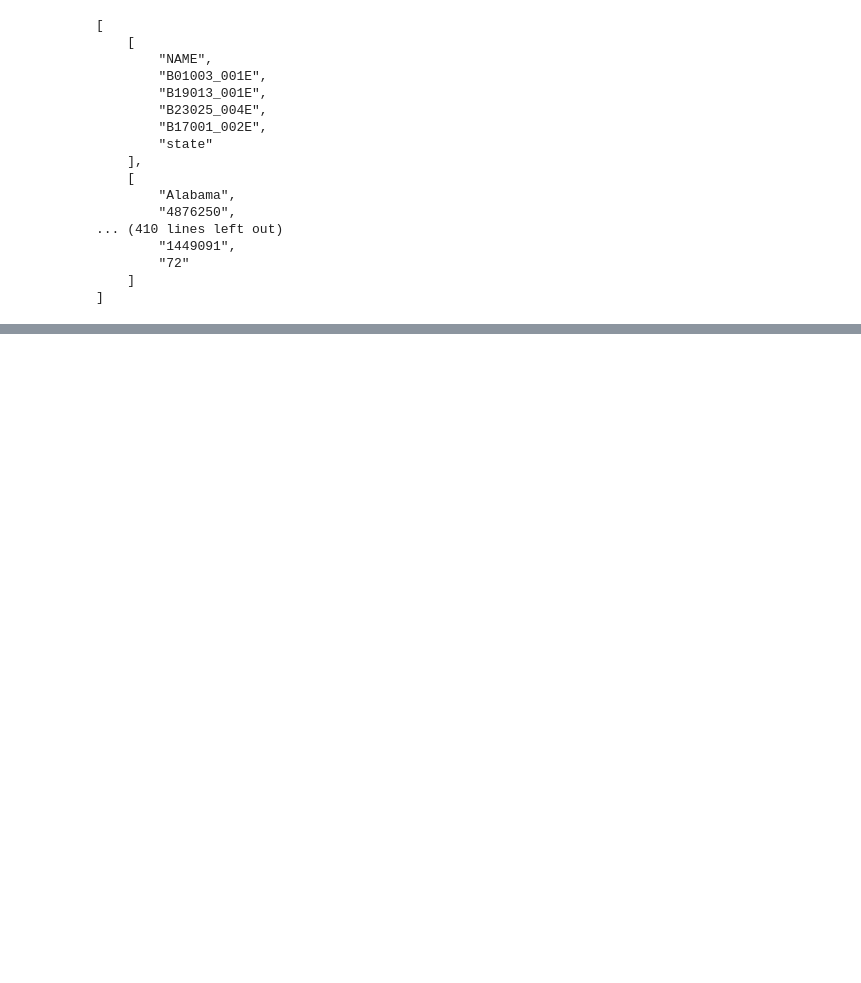
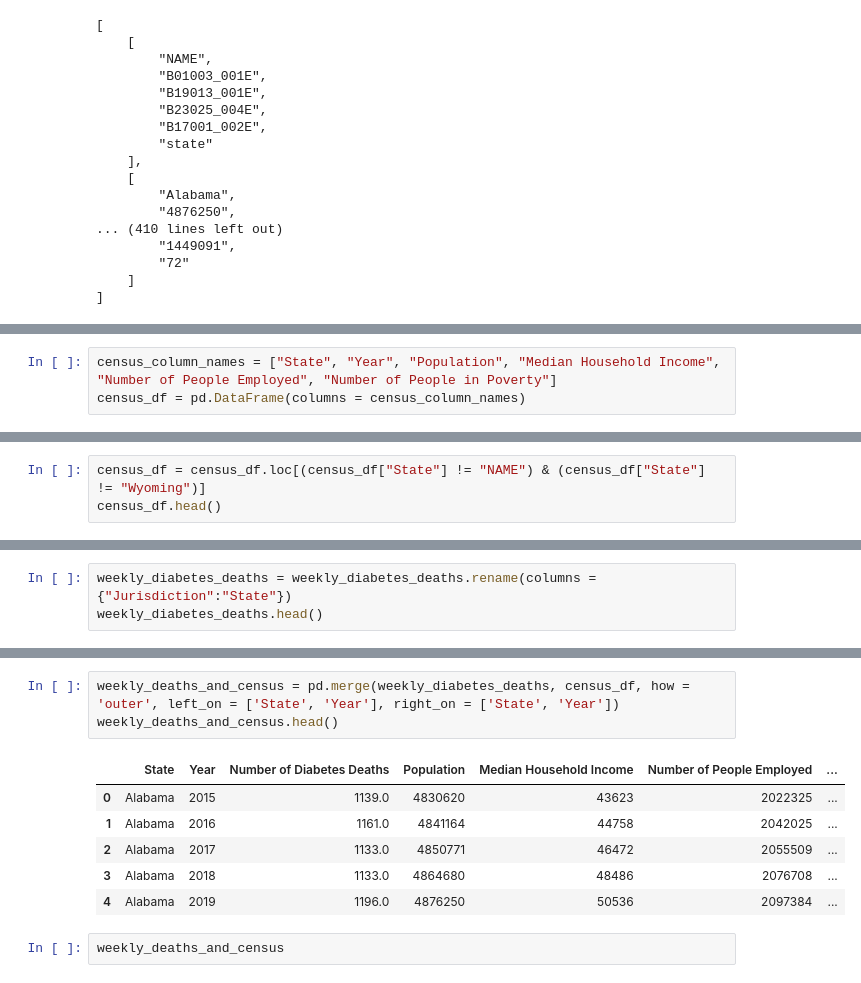
Before and after one commit to isabelmwork/Project1_Diabetes, a Jupyter notebook: Diabetes_Analysis.ipynb, the cells around one changed output, grey strips where cells are left out. Drawn from its saved outputs; the diff is of its cells as text; blank space fills up the shorter version.

```diff
--- a/Diabetes_Analysis.ipynb
+++ b/Diabetes_Analysis.ipynb
@@ -91,0 +146,3 @@ print(json.dumps(census_data, indent=4, sort_keys=True))
+# %%
+census_column_names = ["State", "Year", "Population", "Median Household Income", "Number of People Employed", "Number of People in Poverty"]
+census_df = pd.DataFrame(columns = census_column_names)
@@ -91,0 +219,3 @@ print(json.dumps(census_data, indent=4, sort_keys=True))
+# %%
+census_df = census_df.loc[(census_df["State"] != "NAME") & (census_df["State"] != "Wyoming")]
+census_df.head()
@@ -91,0 +229,3 @@ print(json.dumps(census_data, indent=4, sort_keys=True))
+# %%
+weekly_diabetes_deaths = weekly_diabetes_deaths.rename(columns = {"Jurisdiction":"State"})
+weekly_diabetes_deaths.head()
@@ -91,0 +239,12 @@ print(json.dumps(census_data, indent=4, sort_keys=True))
+# %%
+weekly_deaths_and_census = pd.merge(weekly_diabetes_deaths, census_df, how = 'outer', left_on = ['State', 'Year'], right_on = ['State', 'Year'])
+weekly_deaths_and_census.head()
+# %% [output]
+|  | State | Year | Number of Diabetes Deaths | Population | Median Household Income | Number of People Employed | ... |
+| 0 | Alabama | 2015 | 1139.0 | 4830620 | 43623 | 2022325 | ... |
+| 1 | Alabama | 2016 | 1161.0 | 4841164 | 44758 | 2042025 | ... |
+| 2 | Alabama | 2017 | 1133.0 | 4850771 | 46472 | 2055509 | ... |
+| 3 | Alabama | 2018 | 1133.0 | 4864680 | 48486 | 2076708 | ... |
+| 4 | Alabama | 2019 | 1196.0 | 4876250 | 50536 | 2097384 | ... |
+# %%
+weekly_deaths_and_census
```
Also changed, not shown: parts of 13 cells of this notebook.
